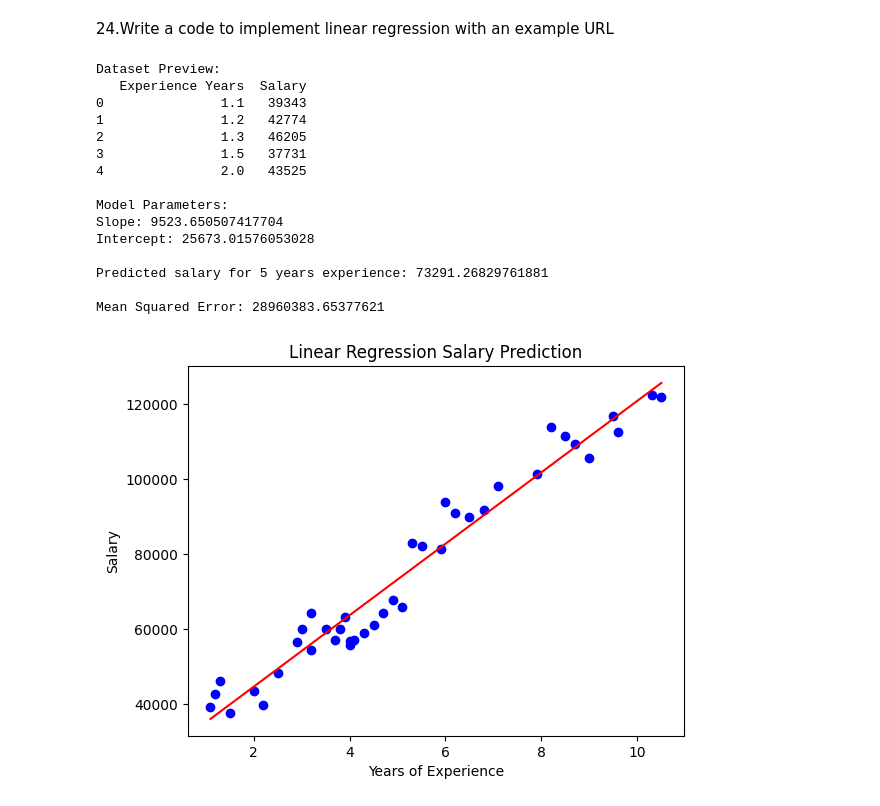
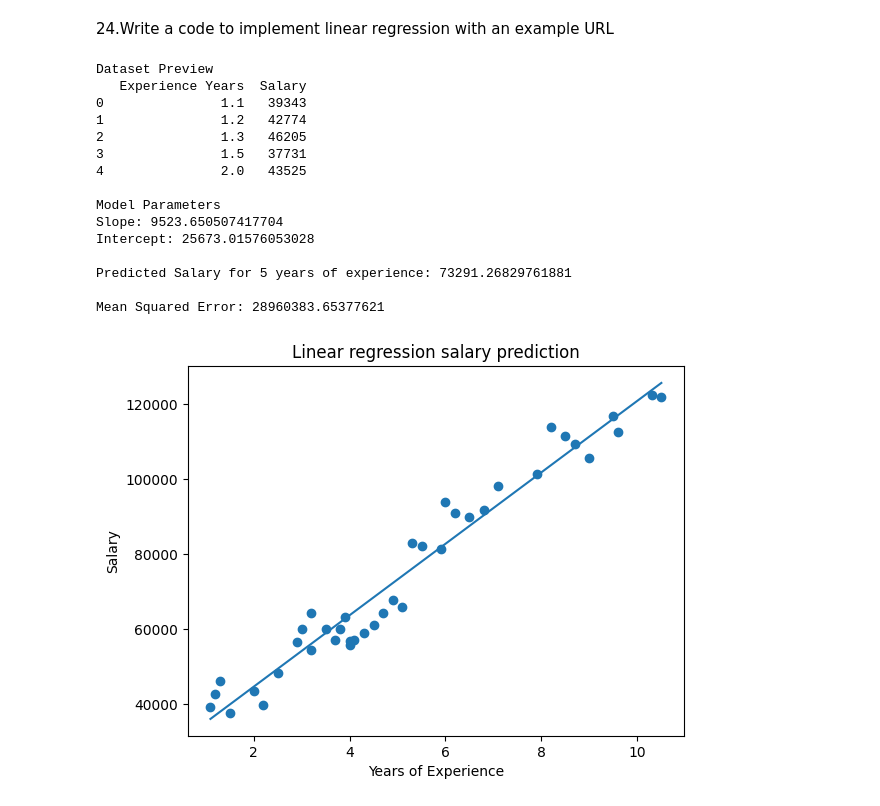
Before and after one commit to kanapuramamulya26/2025-2026-4105-amulya-ds, a Jupyter notebook: Week-6/linearreg_url.ipynb, the cells around one changed output. Saved outputs shown, nothing was run; the diff lists cells and outputs as text; code cells hidden in the pictures.

```diff
--- a/Week-6/linearreg_url.ipynb
+++ b/Week-6/linearreg_url.ipynb
@@ -5,45 +5,45 @@
 # %%
 import pandas as pd
 import matplotlib.pyplot as plt
 from sklearn.linear_model import LinearRegression
 from sklearn.metrics import mean_squared_error
 url="https://raw.githubusercontent.com/ybifoundation/Dataset/main/Salary%20Data.csv"
 data=pd.read_csv(url)
-print("Dataset Preview:")
+print("Dataset Preview")
 print(data.head())
-x=data[["Experience Years"]]
-y=data["Salary"]
+X=data["Experience Years"]
+Y=data["Salary"]
 model=LinearRegression()
-model.fit(x, y)
-print("\nModel Parameters:")
-print("Slope:", model.coef_[0])
-print("Intercept:", model.intercept_)
+model.fit(X.values.reshape(-1,1),Y)
+print("\nModel Parameters")
+print("Slope:",model.coef_[0])
+print("Intercept:",model.intercept_)
 years=[[5]]
 predicted_salary=model.predict(years)
-print("\nPredicted salary for 5 years experience:", predicted_salary[0])
-y_pred=model.predict(x)
-mse=mean_squared_error(y, y_pred)
-print("\nMean Squared Error:", mse)
-plt.scatter(x, y, color='blue')
-plt.plot(x, y_pred, color='red')
+print("\nPredicted Salary for 5 years of experience:",predicted_salary[0])
+y_pred=model.predict(X.values.reshape(-1,1))
+mse=mean_squared_error(Y,y_pred)
+print("\nMean Squared Error:",mse)
+plt.scatter(X,Y)
+plt.plot(X,y_pred)
 plt.xlabel("Years of Experience")
 plt.ylabel("Salary")
-plt.title("Linear Regression Salary Prediction")
+plt.title("Linear regression salary prediction")
 plt.show()
 # %% [output]
-Dataset Preview:
+Dataset Preview
    Experience Years  Salary
 0               1.1   39343
 1               1.2   42774
 2               1.3   46205
 3               1.5   37731
 4               2.0   43525
 
-Model Parameters:
+Model Parameters
 Slope: 9523.650507417704
 Intercept: 25673.01576053028
 
-Predicted salary for 5 years experience: 73291.26829761881
+Predicted Salary for 5 years of experience: 73291.26829761881
 
 Mean Squared Error: 28960383.65377621
-[figure, old version]
+[figure, new version]
```
